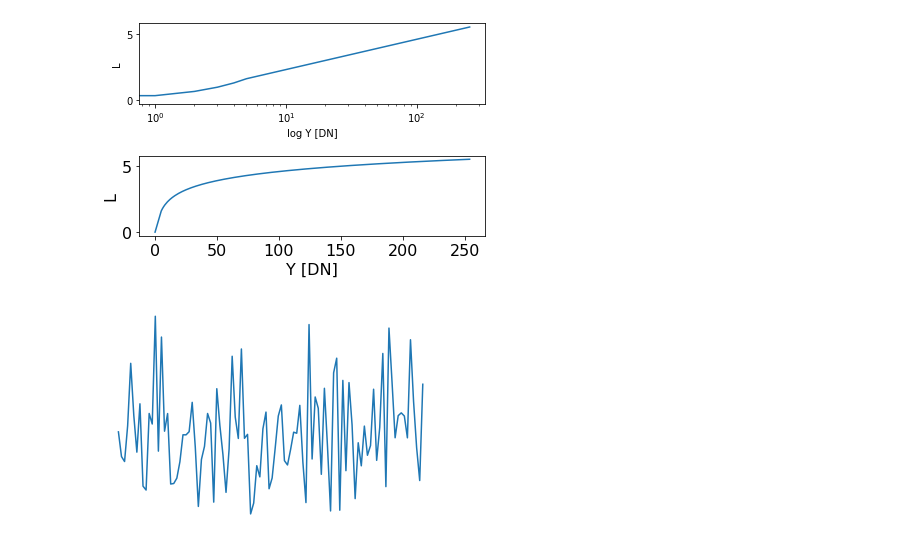
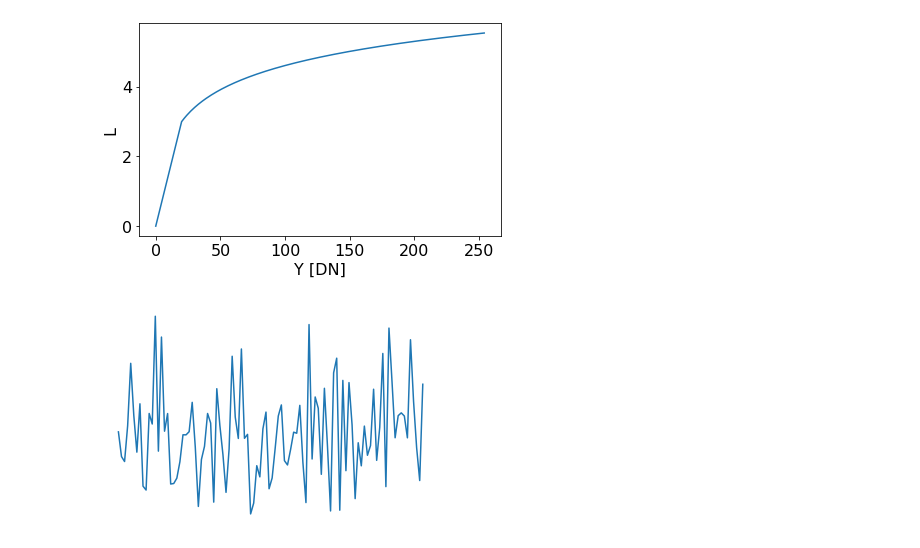
Before and after one commit to SensorsINI/v2e, a Jupyter notebook: v2ecore/computations_and_graphs.ipynb, the cells around one changed output. Drawn from its saved outputs; the diff is of its cells as text; code cells hidden in the pictures.

Commit message:
updated plot of linlog to match code value of joining point DN=20

```diff
--- a/v2ecore/computations_and_graphs.ipynb
+++ b/v2ecore/computations_and_graphs.ipynb
@@ -1,33 +1,36 @@
 # %%
 import numpy as np
 from matplotlib import pyplot as plt
+import matplotlib
 from tqdm.notebook import tqdm
-from v2e.emulator import lin_log
+from v2ecore.emulator import lin_log
+matplotlib.rcParams['pdf.fonttype'] = 42
+matplotlib.rcParams['ps.fonttype'] = 42
 
 y=np.array(range(255), float)
-l=lin_log(y,threshold=5)
+l=lin_log(y,threshold=20)
 
 fnt=16
-plt.subplot(211)
-plt.rcParams.update({'font.size': fnt})
-plt.plot(y,l)
-plt.xlabel('log Y [DN]')
-plt.ylabel('L')
-plt.tight_layout()
-plt.xscale('log')
+# plt.subplot(211)
+# plt.rcParams.update({'font.size': fnt})
+# plt.plot(y,l)
+# plt.xlabel('log Y [DN]')
+# plt.ylabel('L')
+# plt.tight_layout()
+# plt.xscale('log')
 
-plt.subplot(212)
+# plt.subplot(212)
 plt.rcParams.update({'font.size': fnt})
 plt.plot(y,l)
 plt.xlabel('Y [DN]')
 plt.ylabel('L')
 plt.tight_layout()
 plt.xscale('linear')
 
 plt.savefig('../output/linlog.pdf')
 plt.savefig('../media/linlog.png')
 # %% [output]
-[figure, old version]
+[figure, new version]
 # %%
 import numpy as np
 from matplotlib import pyplot as plt
```
